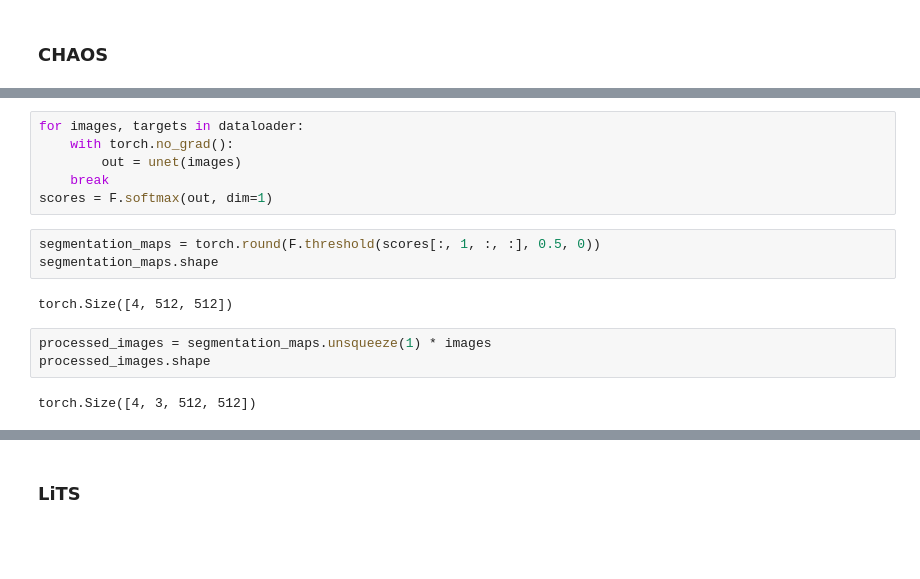
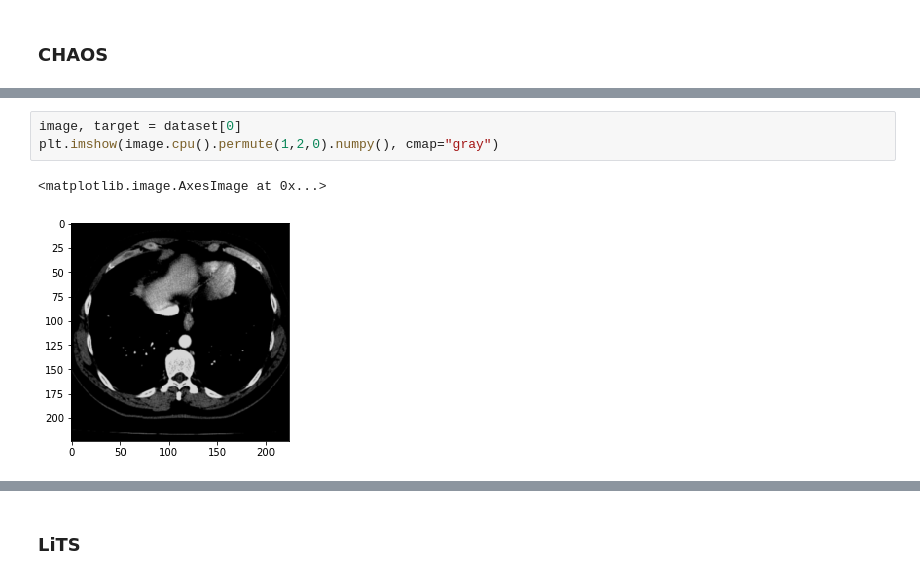
Before and after one commit to mattesko/CompNet-Medical, a Jupyter notebook: notebooks/experiment_lits.ipynb, the cells around one changed output, grey strips where cells are left out. Saved outputs shown, nothing was run; the diff lists cells and outputs as text; blank space fills up the shorter version.

```diff
--- a/notebooks/experiment_lits.ipynb
+++ b/notebooks/experiment_lits.ipynb
@@ -332,18 +341,8 @@ dataset = Chaos2DSegmentationDataset(image_filepaths, input_transform=input_tran
 dataloader = DataLoader(dataset, batch_size=4)
-# %%
-for images, targets in dataloader:
-    with torch.no_grad():
-        out = unet(images)
-    break
-scores = F.softmax(out, dim=1)
-# %%
-segmentation_maps = torch.round(F.threshold(scores[:, 1, :, :], 0.5, 0))
-segmentation_maps.shape
-# %% [output]
-torch.Size([4, 512, 512])
-# %%
-processed_images = segmentation_maps.unsqueeze(1) * images
-processed_images.shape
-# %% [output]
-torch.Size([4, 3, 512, 512])
+# %%
+image, target = dataset[0]
+plt.imshow(image.cpu().permute(1,2,0).numpy(), cmap="gray")
+# %% [output]
+<matplotlib.image.AxesImage at 0x...>
+[figure, added]
 # %%
```
Also changed, not shown: parts of 10 cells of this notebook.
